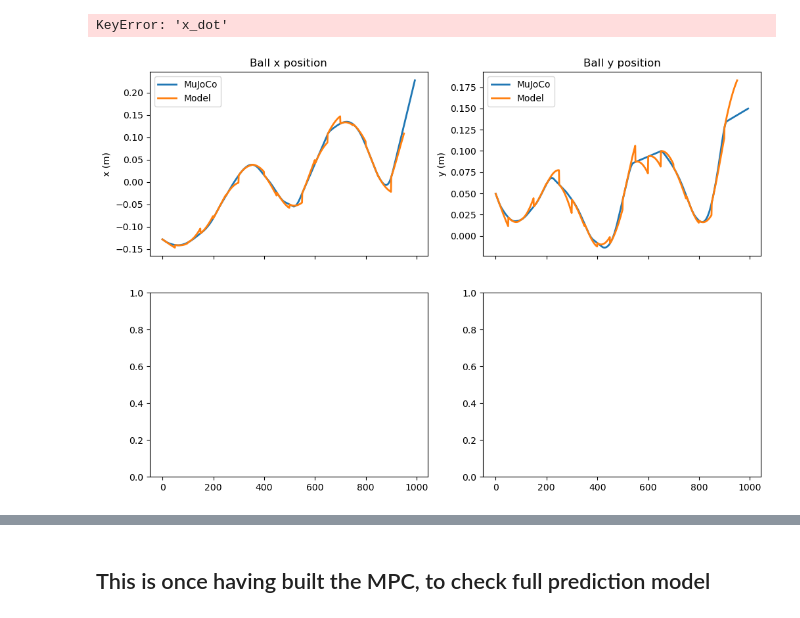
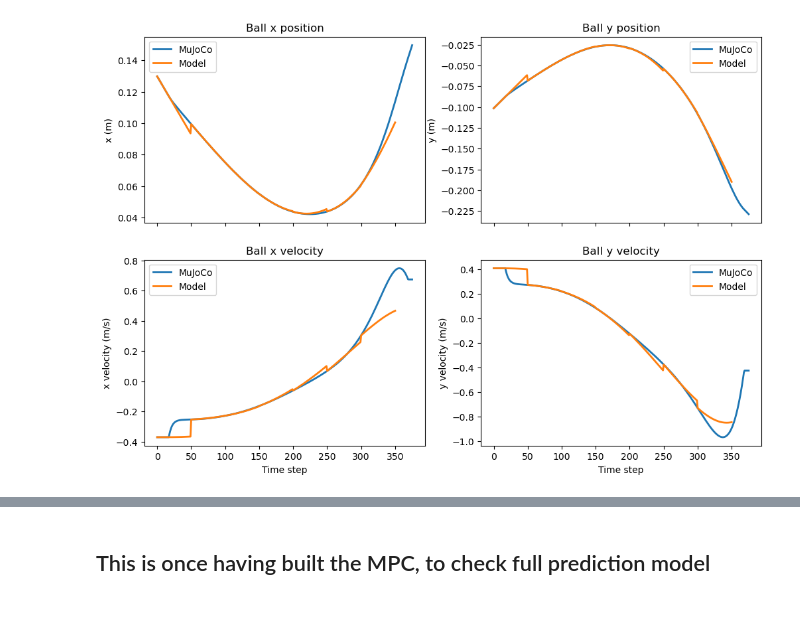
Before and after one commit to pozoii/Diss, a Jupyter notebook: ball_on_plate/dynamics/physics_check_notebook.ipynb, the cells around one changed output, grey strips where cells are left out. Cells and saved outputs as stored; diff of their text form; code cells hidden in the pictures.

```diff
--- a/ball_on_plate/dynamics/physics_check_notebook.ipynb
+++ b/ball_on_plate/dynamics/physics_check_notebook.ipynb
@@ -446,43 +535,42 @@ def plot_rollout_prediction(df, pred, episode_id=1,H=20):
 # %%
 # 1 epsidoe prediction over horizon=H
 H = 50
-ep_id = 1
+ep_id = 3
 episode = df[df["episode"] == ep_id].reset_index(drop=True)
 N = len(episode)
 pred = np.full((N,4), np.nan)
 for start in range(0, N - H, H):
 
     hat_state = np.array([
         episode.loc[start, "x"],
         episode.loc[start, "y"],
-        episode.loc[start, "xdot"],
-        episode.loc[start, "ydot"],
+        episode.loc[start, "x_dot"],
+        episode.loc[start, "y_dot"],
         episode.loc[start, "alpha"],
         episode.loc[start, "beta"],
-        episode.loc[start,"alphadot"],
-        episode.loc[start,"betadot"]
+        episode.loc[start,"alpha_dot"],
+        episode.loc[start,"beta_dot"]
         ])
 
     pred[start] = hat_state[:4]
 
     for k in range(H):
         hat_d = predict_change(hat_state, env.dt)
         pred[start + k + 1] = np.array([hat_d["x_dot"],hat_d["y_dot"],hat_d["x_ddot"],hat_d["y_ddot"]]) * env.dt + hat_state[:4]
         hat_state = np.array([
         pred[start + k + 1][0],
         pred[start + k + 1][1],
         pred[start + k + 1][2],
         pred[start + k + 1][3],
         episode.loc[start + k + 1, "alpha"],
         episode.loc[start + k + 1, "beta"],
-        episode.loc[start + k + 1, "alphadot"],
-        episode.loc[start + k + 1, "betadot"],])
+        episode.loc[start + k + 1, "alpha_dot"],
+        episode.loc[start + k + 1, "beta_dot"],])
 
 
-plot_rollout_prediction(df, pred, episode_id=1,H=H)
+plot_rollout_prediction(df, pred, episode_id=ep_id,H=H)
 # %% [output]
-KeyError: 'x_dot'
-[figure, old version]
+[figure, new version]
 # %%
 plt.figure(figsize=(6,6))
 
```
Also changed, not shown: parts of 7 cells of this notebook, 21 other files.
